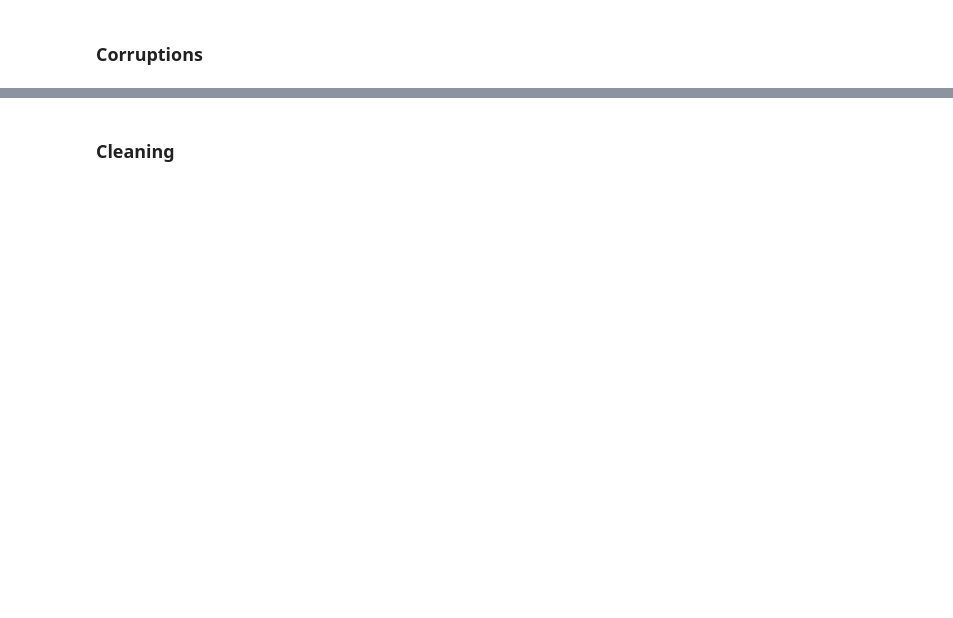
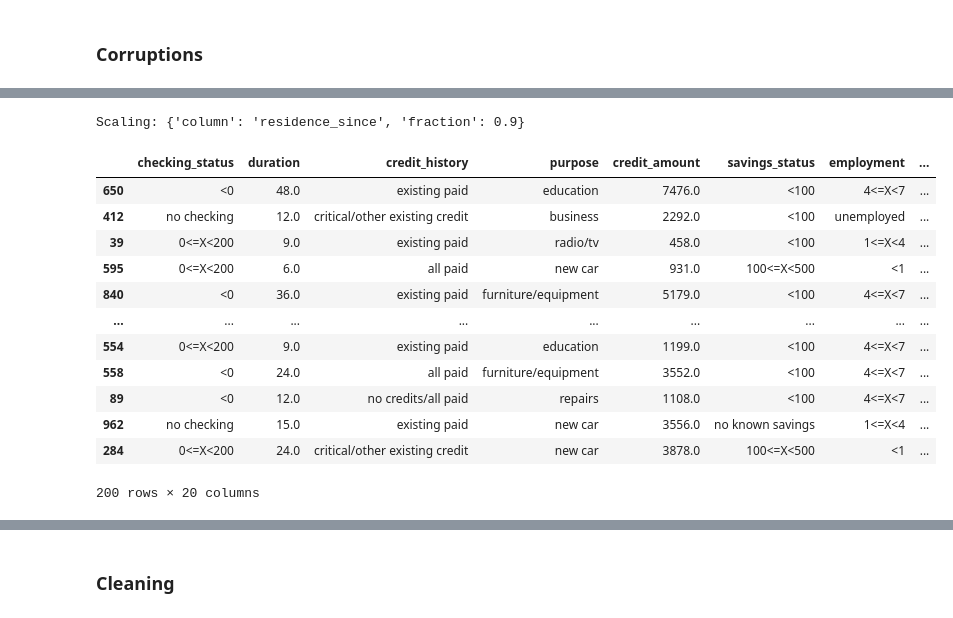
Before and after one commit to SharmaRupali/jenga, a Jupyter notebook: experimental_setup.ipynb, the cells around one changed output, grey strips where cells are left out. Cells and saved outputs as stored; diff of their text form; code cells hidden in the pictures; blank space fills up the shorter version.

```diff
--- a/experimental_setup.ipynb
+++ b/experimental_setup.ipynb
@@ -589,0 +720,58 @@ dat_test_credit_corrupted = missing_values_corruption.transform(dat_test_credit.
+# %%
+def random_perturbation(categorical_columns, numerical_columms, fractions=[0.25, 0.5, 0.75, 0.9]):
+    ''' Get a random perturbation for a column, chosen from corruptions: missing, numeric, or categorical
+
+    Params:
+    categorical_columns: list
+    numerical_columns: list
+    fractions: list: fractions to select from for corruptions
+
+    Returns:
+    perturbation
+    '''
+
+    ## get a random perturbation type
+    if len(categorical_columns) > 0 and len(numerical_columms) > 0:
+        perturb_type = random.choice(list(corruptions.keys()))
+    elif len(categorical_columns) > 0:
+        perturb_type = 'categorical'
+    elif len(numerical_columms) > 0:
+        perturb_type = 'numeric'
+
+
+    ## get perturbation on a random column based on the perturbation type
+    ## update perturbation to random selection when more perturbation types are added to corruptions
+    rand_fraction = random.choice(fractions)
+    if perturb_type is 'numeric':
+        col_to_perturb = random.choice(numerical_columms)
+        return Scaling(col_to_perturb, rand_fraction)
+    elif perturb_type is 'categorical':
+        col_to_perturb = random.sample(categorical_columns, 2)
+        return SwappedValues(col_to_perturb[0], col_to_perturb[1], rand_fraction)
+    elif perturb_type is 'missing':
+        missigness = random.choice(['MCAR', 'MAR', 'MNAR'])
+        col_to_perturb = random.choice(numerical_columms + categorical_columns)
+        if col_to_perturb in categorical_columns:
+            na_value = '__NA__'
+        else:
+            na_value = 0
+        return MissingValues(col_to_perturb, rand_fraction, na_value, missigness)
+# %%
+perturbation = random_perturbation(categorical_columns, numerical_columms)
+print(perturbation)
+perturbation.transform(dat_test_credit.copy())
+# %% [output]
+Scaling: {'column': 'residence_since', 'fraction': 0.9}
+|  | checking_status | duration | credit_history | purpose | credit_amount | savings_status | employment | ... |
+| 650 | <0 | 48.0 | existing paid | education | 7476.0 | <100 | 4<=X<7 | ... |
+| 412 | no checking | 12.0 | critical/other existing credit | business | 2292.0 | <100 | unemployed | ... |
+| 39 | 0<=X<200 | 9.0 | existing paid | radio/tv | 458.0 | <100 | 1<=X<4 | ... |
+| 595 | 0<=X<200 | 6.0 | all paid | new car | 931.0 | 100<=X<500 | <1 | ... |
+| 840 | <0 | 36.0 | existing paid | furniture/equipment | 5179.0 | <100 | 4<=X<7 | ... |
+| ... | ... | ... | ... | ... | ... | ... | ... | ... |
+| 554 | 0<=X<200 | 9.0 | existing paid | education | 1199.0 | <100 | 4<=X<7 | ... |
+| 558 | <0 | 24.0 | all paid | furniture/equipment | 3552.0 | <100 | 4<=X<7 | ... |
+| 89 | <0 | 12.0 | no credits/all paid | repairs | 1108.0 | <100 | 4<=X<7 | ... |
+| 962 | no checking | 15.0 | existing paid | new car | 3556.0 | no known savings | 1<=X<4 | ... |
+| 284 | 0<=X<200 | 24.0 | critical/other existing credit | new car | 3878.0 | 100<=X<500 | <1 | ... |
+200 rows × 20 columns
```
Also changed, not shown: parts of 18 cells of this notebook.
